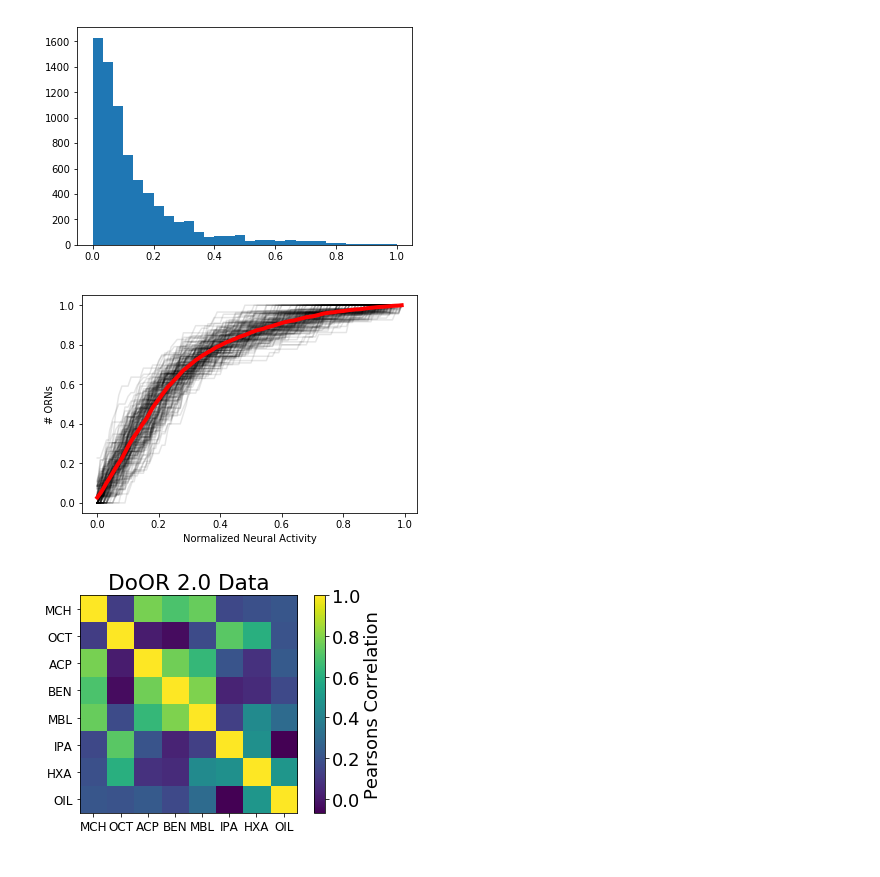
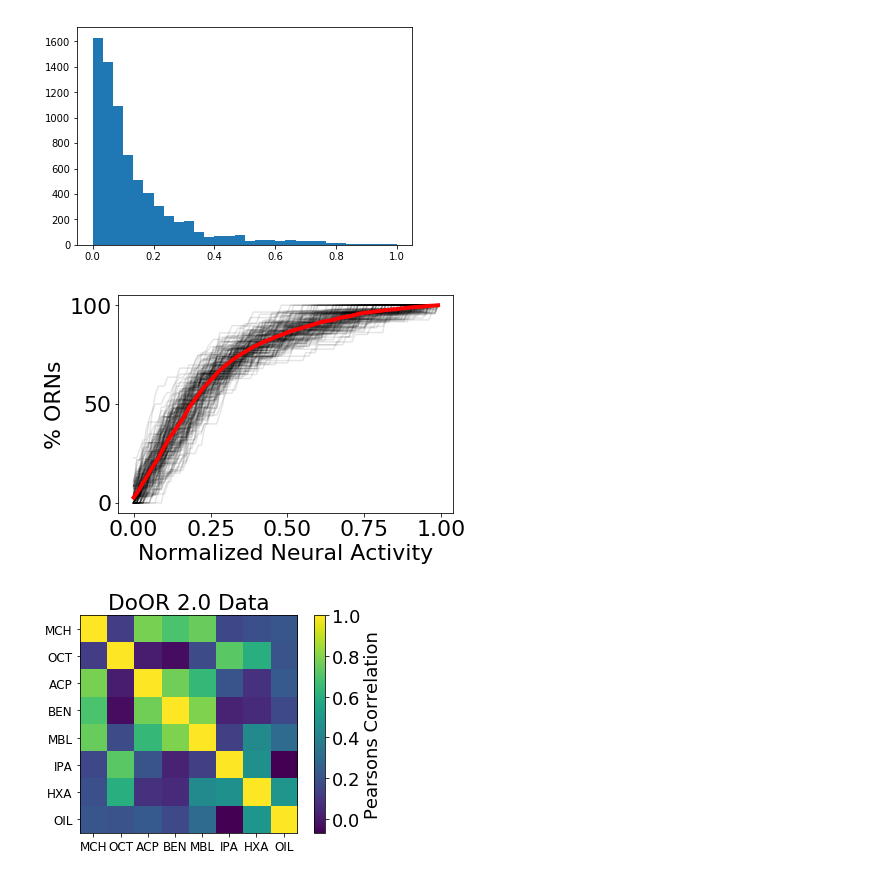
Before and after one commit to TimCSheehan/FLY_LSH, a Jupyter notebook: fly_dat/OdorAnalysis.ipynb, the cells around one changed output. Cells and saved outputs as stored; diff of their text form; code cells hidden in the pictures.

```diff
--- a/fly_dat/OdorAnalysis.ipynb
+++ b/fly_dat/OdorAnalysis.ipynb
@@ -197,31 +200,34 @@ plt.show()
 # %%
 subtract_mean = True
 avg_bins = []
 for i in range(693):
     try:
         this_dat = dat_mat[i]
         this_dat = this_dat[~np.isnan(this_dat)]
         if len(this_dat)<20:
             continue
         if subtract_mean:
             this_dat = this_dat * (.3/np.mean(this_dat))
         n_bin, bins = np.histogram(this_dat,np.arange(0,1.01,.01))
 
         cdf = np.cumsum(n_bin)/sum(n_bin)
         #t = np.arange(0,1,1/len(this_dat))
         t = bins[:-1]
-        plt.plot(t, cdf,'k',alpha=.1)
+        plt.plot(t, cdf*100,'k',alpha=.1)
         avg_bins.append(cdf)
     except:
         pass
 else:
+
+    rcParams.update({'font.size': 22})
     avg_trace = np.mean(np.stack(avg_bins),axis=0)
-    plt.plot(t, avg_trace,'r',linewidth=4)
+    plt.plot(t, avg_trace*100,'r',linewidth=4)
+    rcParams.update({'font.size': 22})
     plt.xlabel('Normalized Neural Activity')
-    plt.ylabel('# ORNs')
+    plt.ylabel('% ORNs')
     plt.show()
 # %% [output]
-[figure, old version]
+[figure, new version]
 # %%
 dat_s = pd.read_csv("novelty_odors.csv")
 dat_s = dat_s.drop(columns='Unnamed: 0')
```
Also changed, not shown: parts of 19 cells of this notebook.
